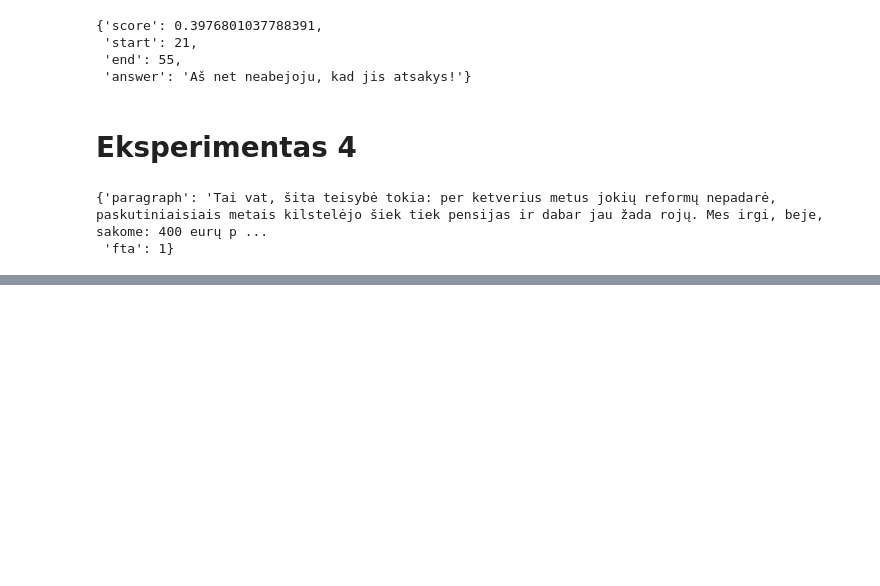
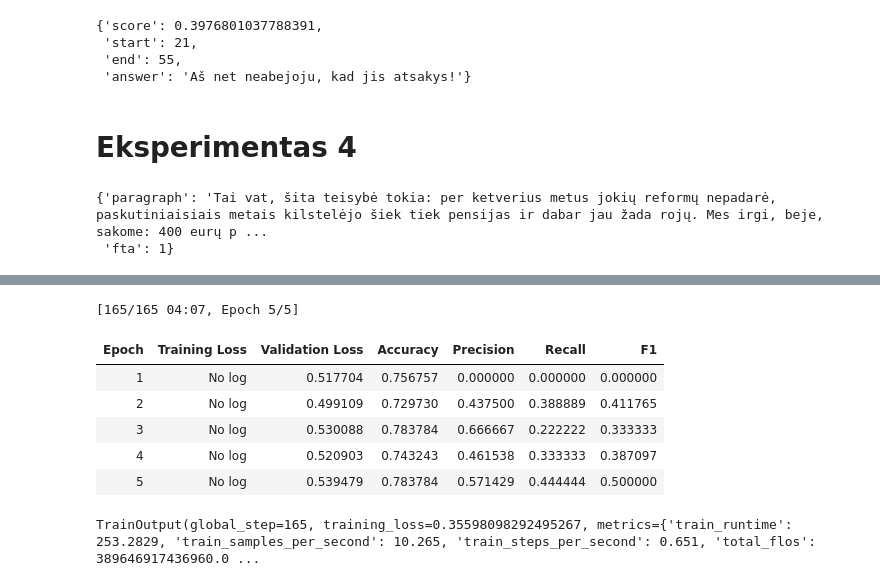
Before and after one commit to Deminalla/LLM, a Jupyter notebook: fta.ipynb, the cells around one changed output, grey strips where cells are left out. Cells and saved outputs as stored; diff of their text form; code cells hidden in the pictures; blank space fills up the shorter version.

```diff
--- a/fta.ipynb
+++ b/fta.ipynb
@@ -589,0 +879,10 @@ train_dataset4[1]
+# %%
+id2label = {0: "NFTA", 1: "FTA"}
+label2id = {"NFTA": 0, "FTA": 1}
+# %%
+from transformers import AutoModelForSequenceClassification, AutoTokenizer, TrainingArguments, Trainer
+
+model2 = AutoModelForSequenceClassification.from_pretrained(
+    "bert-base-multilingual-uncased", num_labels=2, id2label=id2label, label2id=label2id)
+
+tokenizer2 = AutoTokenizer.from_pretrained("bert-base-multilingual-uncased")
@@ -589,0 +907,4 @@ train_dataset4[1]
+# %%
+from transformers import DataCollatorWithPadding
+
+data_collator = DataCollatorWithPadding(tokenizer=tokenizer)
@@ -589,0 +933,29 @@ train_dataset4[1]
+# %%
+import os
+os.environ["WANDB_MODE"] = "disabled"
+
+training_args = TrainingArguments(
+    output_dir="model_4_2",
+    learning_rate=2e-5,
+    per_device_train_batch_size=16,
+    per_device_eval_batch_size=16,
+    num_train_epochs=5,
+    weight_decay=0.01,
+    eval_strategy="epoch",
+    save_strategy="epoch",
+    load_best_model_at_end=True,
+    report_to=None,
+)
+
+trainer = Trainer(
+    model=model2,
+    args=training_args,
+    train_dataset=tokenized_train_data2,
+    eval_dataset=tokenized_val_data2,
+    tokenizer=tokenizer,
+    data_collator=data_collator,
+    compute_metrics=compute_metrics,
+)
+# %%
+trainer.train()
+# %% [output]
@@ -589,0 +963,8 @@ train_dataset4[1]
+[165/165 04:07, Epoch 5/5]
+| Epoch | Training Loss | Validation Loss | Accuracy | Precision | Recall | F1 |
+| 1 | No log | 0.517704 | 0.756757 | 0.000000 | 0.000000 | 0.000000 |
+| 2 | No log | 0.499109 | 0.729730 | 0.437500 | 0.388889 | 0.411765 |
+| 3 | No log | 0.530088 | 0.783784 | 0.666667 | 0.222222 | 0.333333 |
+| 4 | No log | 0.520903 | 0.743243 | 0.461538 | 0.333333 | 0.387097 |
+| 5 | No log | 0.539479 | 0.783784 | 0.571429 | 0.444444 | 0.500000 |
+TrainOutput(global_step=165, training_loss=0.35598098292495267, metrics={'train_runtime': 253.2829, 'train_samples_per_second': 10.265, 'train_steps_per_second': 0.651, 'total_flos': 389646917436960.0 ...
```
Also changed, not shown: parts of 70 cells of this notebook.
